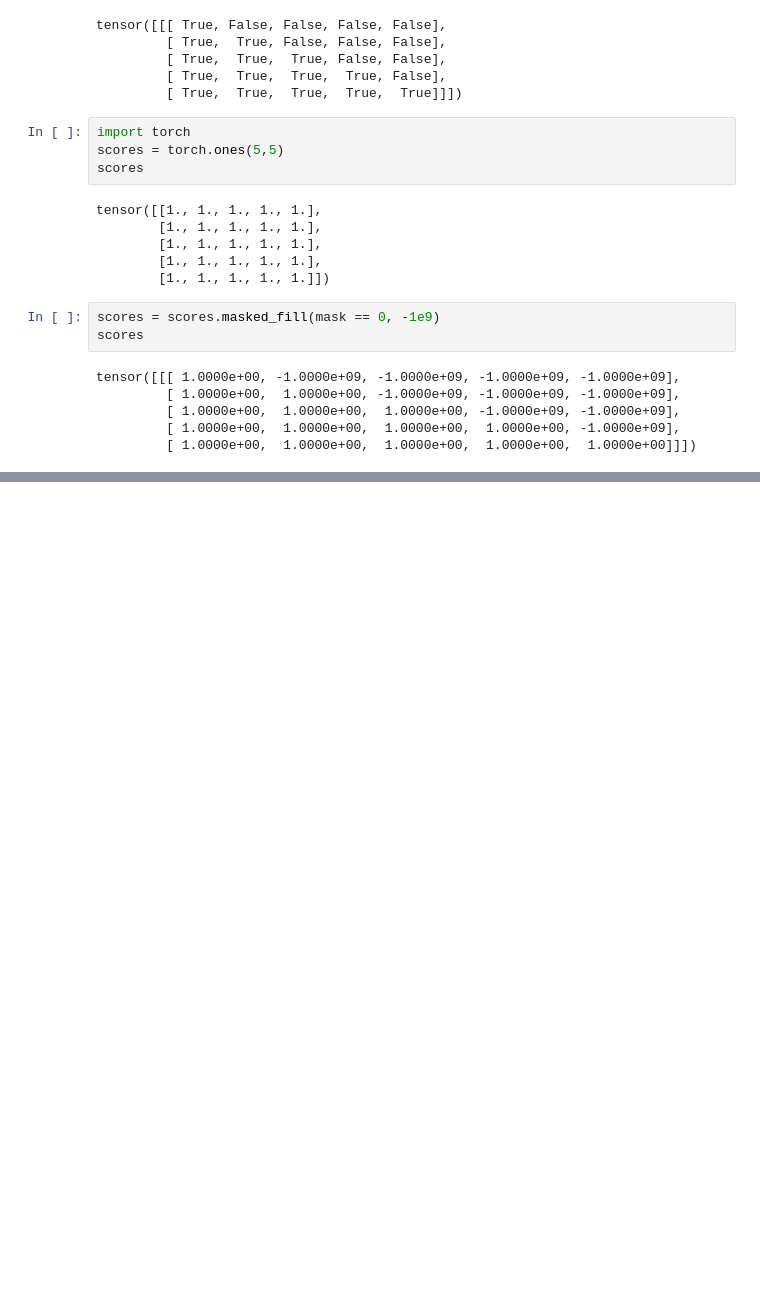
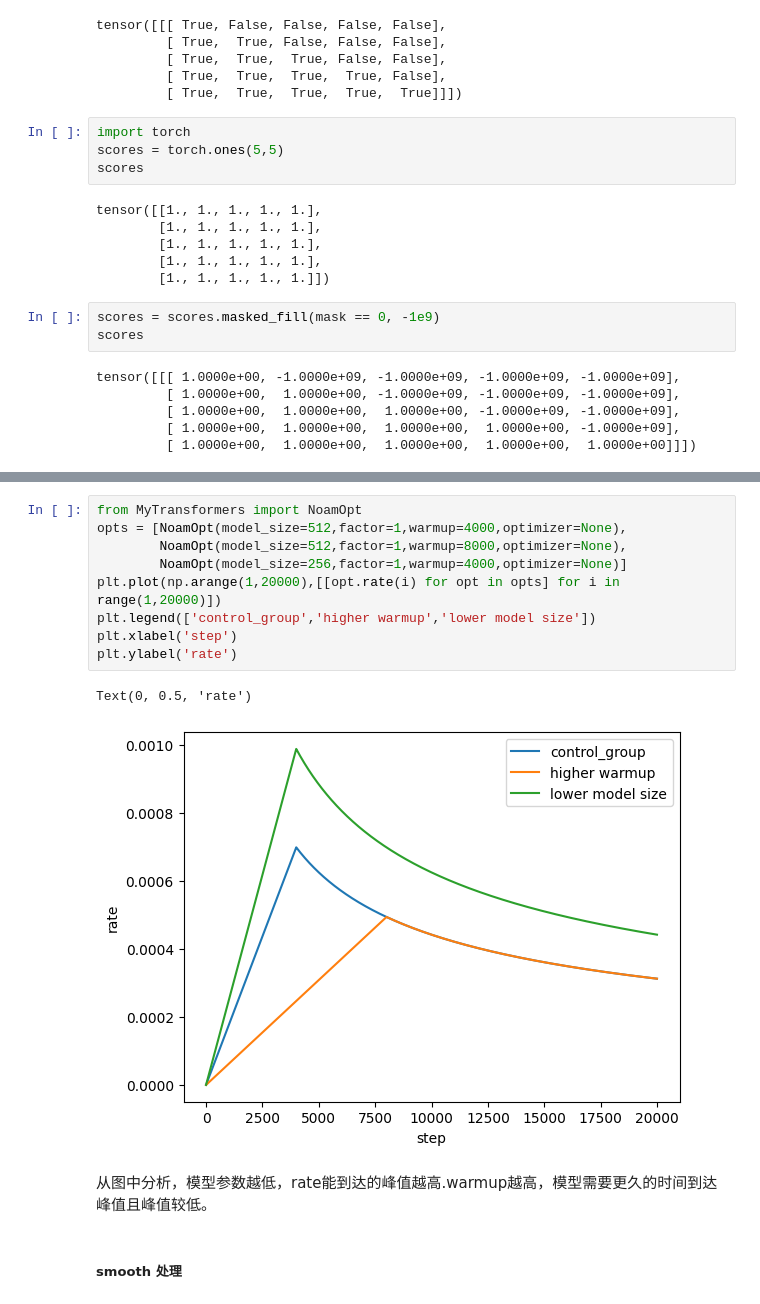
Before and after one commit to Furina-de-fontaine-queen/Learning_NLP, a Jupyter notebook: MyTransformersStructures.ipynb, the cells around one changed output, grey strips where cells are left out. Drawn from its saved outputs; the diff is of its cells as text; blank space fills up the shorter version.

```diff
--- a/MyTransformersStructures.ipynb
+++ b/MyTransformersStructures.ipynb
@@ -250,0 +415,16 @@ tensor([[[ 1.0000e+00, -1.0000e+09, -1.0000e+09, -1.0000e+09, -1.0000e+09],
+# %%
+from MyTransformers import NoamOpt
+opts = [NoamOpt(model_size=512,factor=1,warmup=4000,optimizer=None),
+        NoamOpt(model_size=512,factor=1,warmup=8000,optimizer=None),
+        NoamOpt(model_size=256,factor=1,warmup=4000,optimizer=None)]
+plt.plot(np.arange(1,20000),[[opt.rate(i) for opt in opts] for i in range(1,20000)])
+plt.legend(['control_group','higher warmup','lower model size'])
+plt.xlabel('step')
+plt.ylabel('rate')
+# %% [output]
+Text(0, 0.5, 'rate')
+[figure, added]
+# %% [markdown]
+从图中分析，模型参数越低，rate能到达的峰值越高.warmup越高，模型需要更久的时间到达峰值且峰值较低。
+# %% [markdown]
+##### smooth 处理
```
Also changed, not shown: parts of 42 cells of this notebook, 2 other files.
